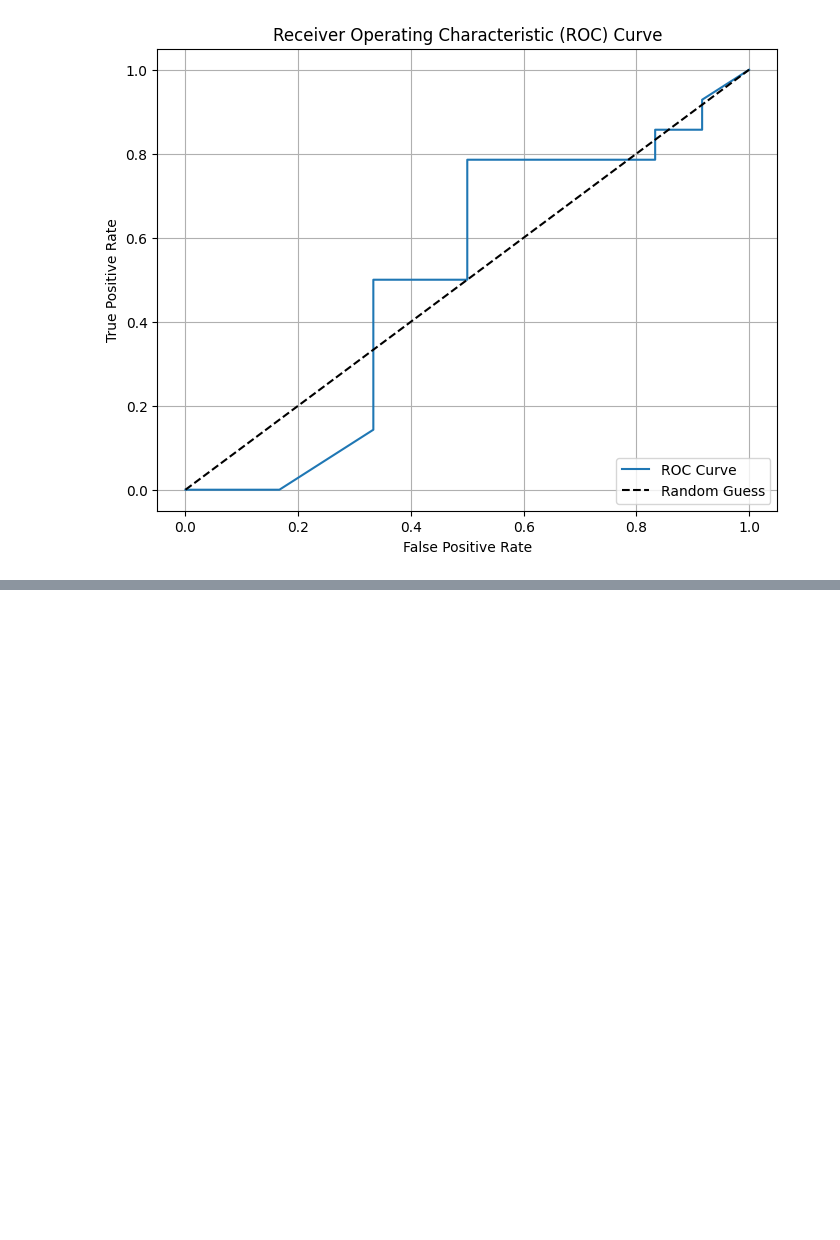
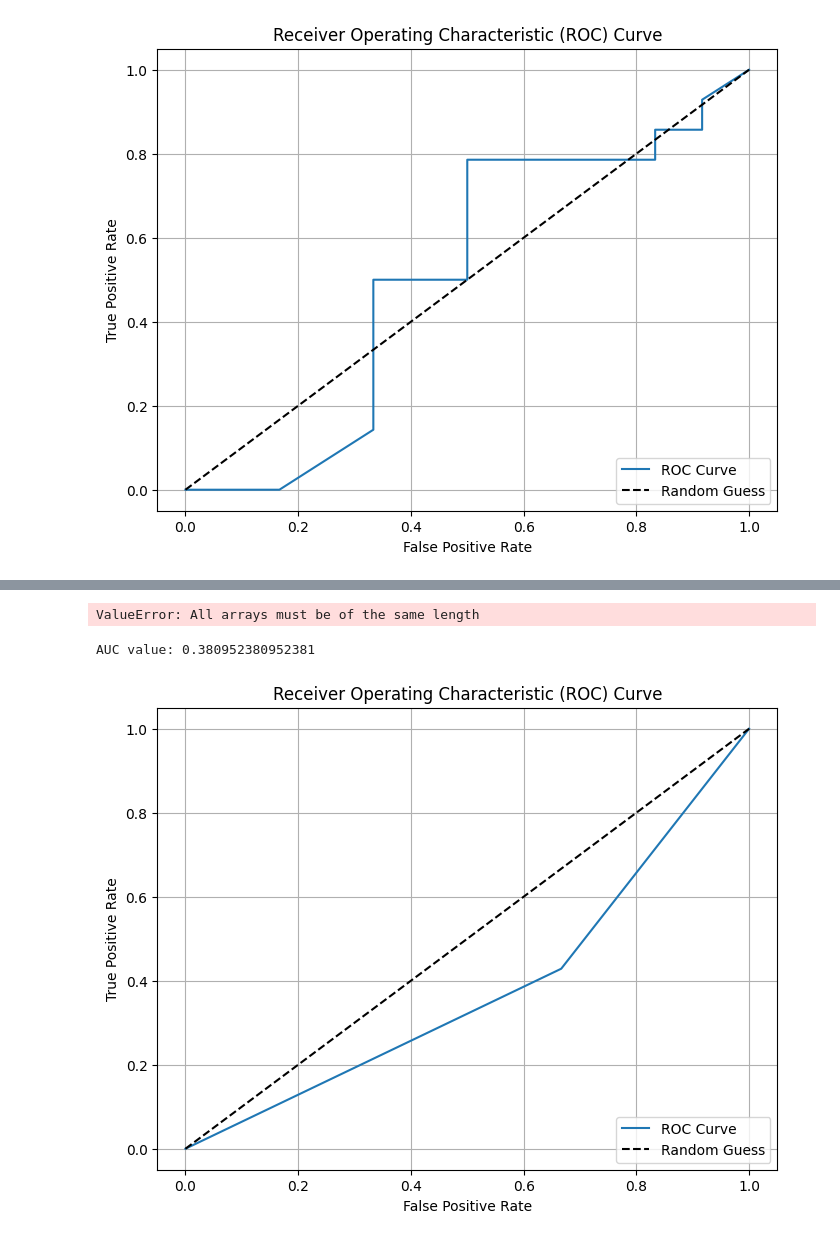
Before and after one commit to alexkneale/apziva_project_1, a Jupyter notebook: project_1.ipynb, the cells around one changed output, grey strips where cells are left out. Drawn from its saved outputs; the diff is of its cells as text; code cells hidden in the pictures; blank space fills up the shorter version.

```diff
--- a/project_1.ipynb
+++ b/project_1.ipynb
@@ -892,11 +910,18 @@ def objective(params):
 
     }
 
-    classifier = RandomForestClassifier(**rf_params)
-    rfe = RFE(estimator=classifier,
+
+
+    # Create a pipeline that first does feature selection, then classification
+
+    classifier_for_rfe = RandomForestClassifier(**rf_params)
+
+    rfe = RFE(estimator=classifier_for_rfe,
               n_features_to_select=n_features)
 
-    pipeline = Pipeline(steps= [('rfe',rfe),('clf',classifier)])
+    classifier_final = RandomForestClassifier(**rf_params)
+
+    pipeline = Pipeline(steps= [('rfe',rfe),('clf',classifier_final)])
     score = cross_val_score(pipeline, X_train, y_train, scoring = negative_recall, cv=5).mean()
     return {'loss': -score, 'status': STATUS_OK}
 
@@ -936,10 +961,14 @@ n_features = int(rf_params['n_features'])
 del rf_params['n_features']
 
 
-classifier = RandomForestClassifier(**rf_params)
-rfe = RFE(estimator=classifier, n_features_to_select=n_features)
+classifier_for_rfe = RandomForestClassifier(**rf_params)
 
-rf_pipeline = Pipeline(steps= [('rfe',rfe),('clf',classifier)])
+rfe = RFE(estimator=classifier_for_rfe,
+            n_features_to_select=n_features)
+
+classifier_final = RandomForestClassifier(**rf_params)
+
+rf_pipeline = Pipeline(steps= [('rfe',rfe),('clf',classifier_final)])
 
 rf_pipeline.fit(X_train,y_train)
 
@@ -1078,0 +1214,54 @@ Going Forward
+# %%
+# Extract the BaggingClassifier from the pipeline
+bagging_model = ada_pipeline.named_steps["model"]
+
+# Check if the base estimator has feature importances
+if hasattr(bagging_model.estimators_[0], "feature_importances_"):
+    # Average feature importances across all base estimators
+    feature_importances = np.mean(
+        [tree.feature_importances_ for tree in bagging_model.estimators_], axis=0
+    )
+
+    # Create a DataFrame for feature importance ranking
+    feature_names = X_train.columns
+    importance_df = pd.DataFrame({
+        "Feature": feature_names,
+        "Importance": feature_importances
+    }).sort_values(by="Importance", ascending=False)
+
+    # Print feature rankings
+    print("Feature Importances:")
+    print(importance_df)
+
+    # Visualize feature importances
+    plt.figure(figsize=(10, 6))
+    plt.barh(importance_df["Feature"], importance_df["Importance"], color="skyblue")
+    plt.gca().invert_yaxis()
+    plt.title("Feature Importances from Adaboost Model")
+    plt.xlabel("Importance")
+    plt.ylabel("Feature")
+    plt.show()
+else:
+    print("The base estimator does not support feature importances.")
+# %% [output]
+ValueError: All arrays must be of the same length
+# %%
+predictions_pa = ada_pipeline.predict_proba(X_test)
+
+roc_calc = roc_curve(y_true = y_test, y_score = predictions_pa[:,1])
+roc = pd.DataFrame(
+    data = np.c_[roc_calc],
+    columns = ('false positive rate', 'true positive rate', 'threshold')
+)
+print("AUC value:", roc_auc_score(y_true = y_test, y_score = predictions_pa[:,1]))
+
+# Compute precision-recall curve
+baseline_precision, baseline_recall, thresholds = precision_recall_curve(y_test, predictions_pa[:,1])
+
+# Compute area under the curve (AUC)
+baseline_auc_score = auc(baseline_recall, baseline_precision)
+
+plot_roc_curve(roc)
+# %% [output]
+AUC value: 0.380952380952381
+[figure, added]
```
Also changed, not shown: parts of 28 cells of this notebook.
